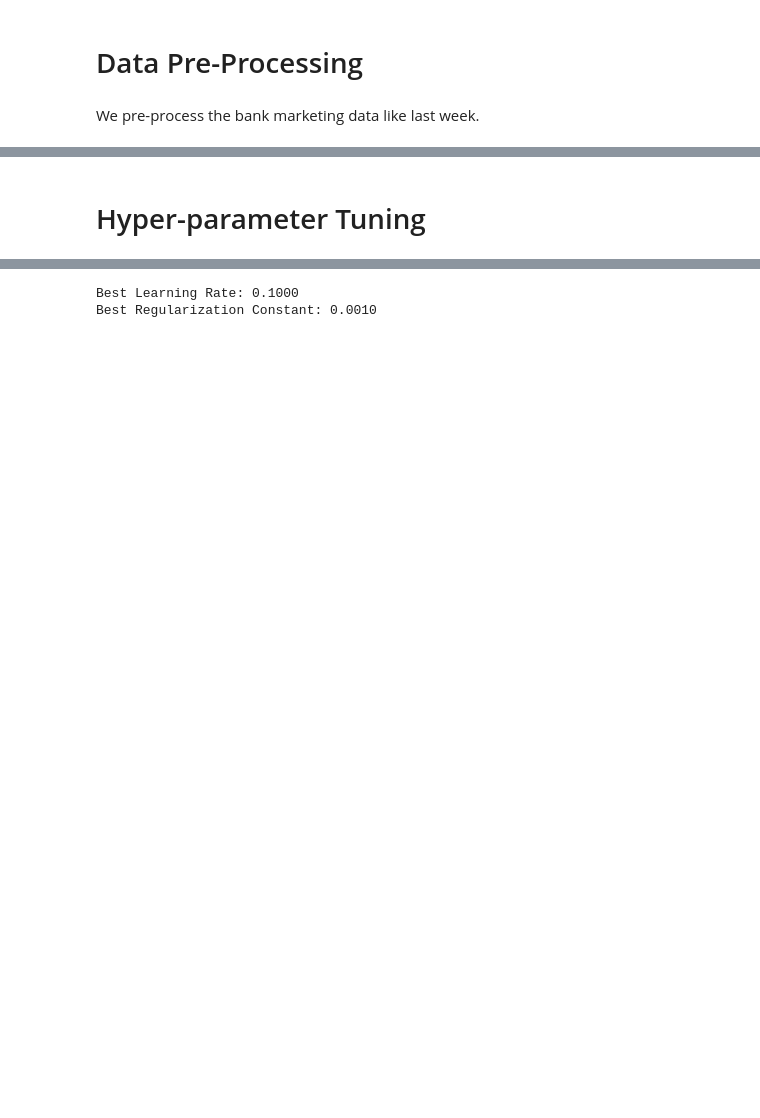
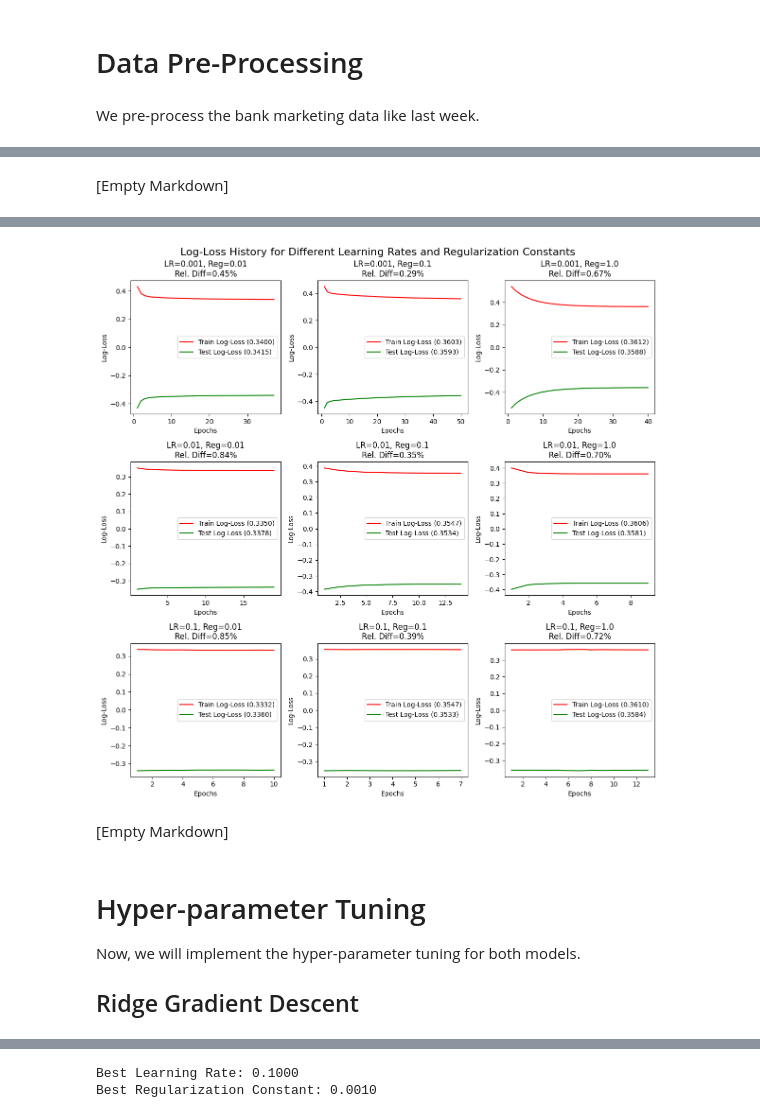
Before and after one commit to moOritzl/bachelorpraktikum-applied-machine-learning, a Jupyter notebook: Week_05/Regularization_Hyper-parameter_Tuning.ipynb, the cells around one changed output, grey strips where cells are left out. Drawn from its saved outputs; the diff is of its cells as text; code cells hidden in the pictures; blank space fills up the shorter version.

```diff
--- a/Week_05/Regularization_Hyper-parameter_Tuning.ipynb
+++ b/Week_05/Regularization_Hyper-parameter_Tuning.ipynb
@@ -211,0 +276,39 @@ We see that our model's RMSE is ~ 11% higher than the sklearn model.
+# %% [markdown]
+[Empty Markdown]
+# %%
+model = RidgeLogisticRegression()
+
+learning_rates = [0.001, 0.01, 0.1]
+reg_constants = [0.01, 0.1, 1.0]
+
+fig, axes = plt.subplots(3, 3, figsize=(12, 12))
+fig.suptitle('Log-Loss History for Different Learning Rates and Regularization Constants', fontsize=16)
+
+final_test_loss = []
+
+for i, learning_rate in enumerate(learning_rates):
+    for j, reg_constant in enumerate(reg_constants):
+        ax = axes[i, j]
+
+        train_loss_history, test_loss_history = model.fit(X_bank_train, y_bank_train, X_bank_test, y_bank_test,
+                                                          initial_learning_rate=learning_rate,
+                                                          regularization_constant=reg_constant, i_max=50)
+
+        final_test_loss.append(test_loss_history[-1])
+
+        relative_difference = abs(train_loss_history[-1] - test_loss_history[-1]) / train_loss_history[-1]
+
+        ax.plot(range(1, len(train_loss_history) + 1), train_loss_history,
+                label=f'Train Log-Loss ({train_loss_history[-1]:.4f})', color='red')
+        ax.plot(range(1, len(test_loss_history) + 1), -np.array(test_loss_history),
+                label=f'Test Log-Loss ({test_loss_history[-1]:.4f})', color='green')
+
+        ax.set_xlabel('Epochs')
+        ax.set_ylabel('Log-Loss')
+        ax.set_title(f'LR={learning_rate}, Reg={reg_constant}\nRel. Diff={relative_difference:.2%}')
+        ax.legend()
+
+plt.tight_layout()
+plt.show()
+plt.close()
+# %% [output]
@@ -212,5 +316,11 @@ We see that our model's RMSE is ~ 11% higher than the sklearn model.
+[figure, added]
+# %% [markdown]
+[Empty Markdown]
 # %% [markdown]
 # Hyper-parameter Tuning
+Now, we will implement the hyper-parameter tuning for both models.
+
+## Ridge Gradient Descent
 # %%
 def k_fold_cross_validation(X, y, learning_rates, reg_cons, k=5, batch_size=50):
     fold_size = len(y) // k
```
Also changed, not shown: parts of 24 cells of this notebook.
